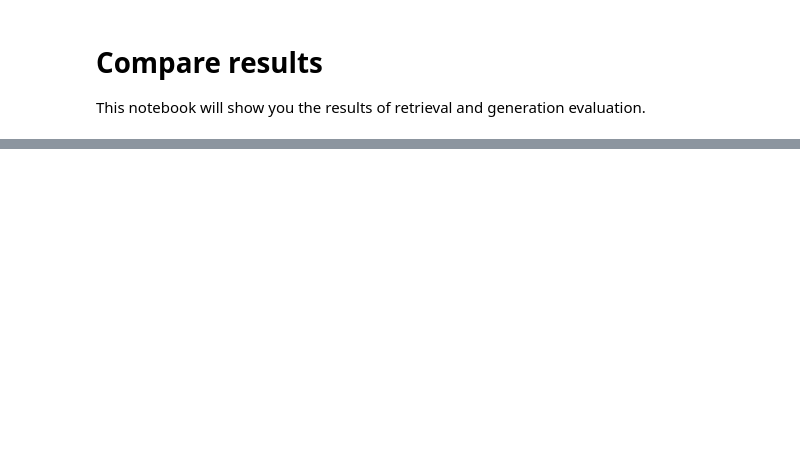
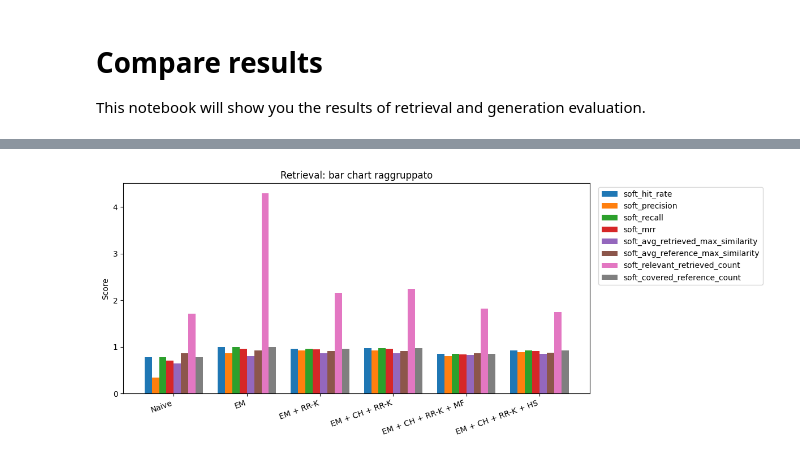
Before and after one commit to davidefalanga01/rag-assistant, a Jupyter notebook: plot_results.ipynb, the cells around one changed output, grey strips where cells are left out. Saved outputs shown, nothing was run; the diff lists cells and outputs as text; code cells hidden in the pictures; blank space fills up the shorter version.

```diff
--- a/plot_results.ipynb
+++ b/plot_results.ipynb
@@ -46,0 +106,24 @@ generation_df
+# %%
+import matplotlib.pyplot as plt
+import numpy as np
+
+configs = retrieval_df['Configuration'].tolist()
+soft_cols = [c for c in retrieval_df.columns if c.startswith('soft')]
+
+x = np.arange(len(configs))
+width = 0.8 / len(soft_cols)
+
+fig, ax = plt.subplots(figsize=(12, 5))
+for i, col in enumerate(soft_cols):
+    offset = (i - len(soft_cols) / 2) * width + width / 2
+    ax.bar(x + offset, retrieval_df[col], width, label=col)
+
+ax.set_xticks(x)
+ax.set_xticklabels(configs, rotation=20, ha='right')
+ax.set_ylabel('Score')
+ax.set_title('Retrieval: bar chart raggruppato')
+ax.legend(bbox_to_anchor=(1.01, 1), loc='upper left')
+plt.tight_layout()
+plt.show()
+# %% [output]
+[figure, added]
```
Also changed, not shown: parts of 11 cells of this notebook, 19 other files.
